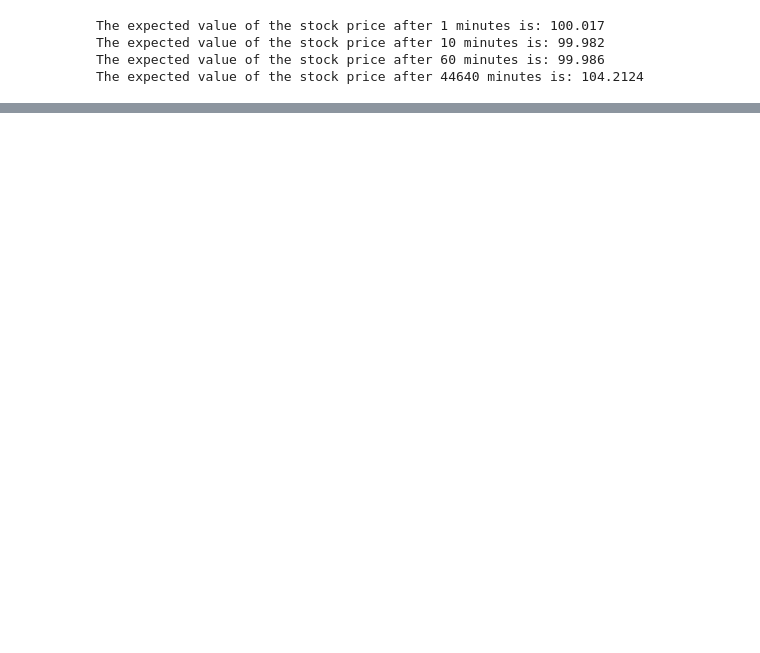
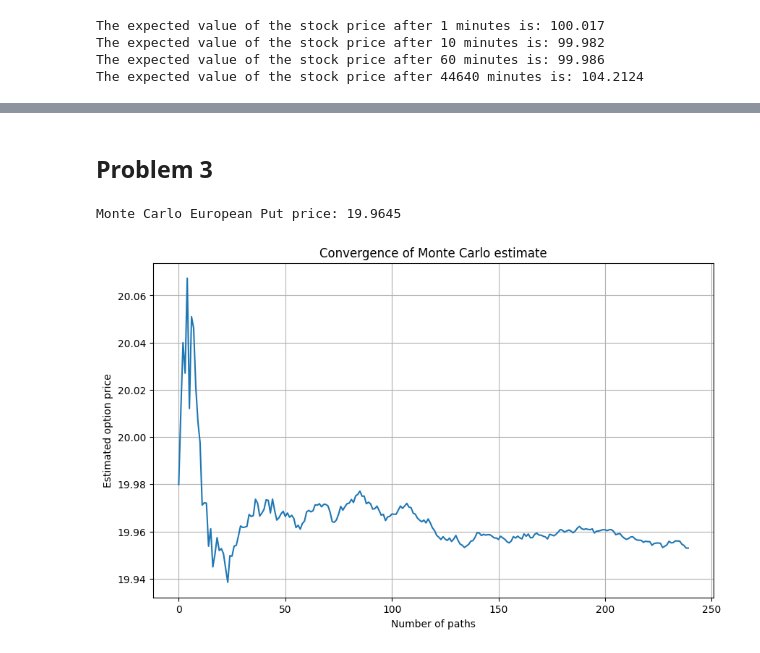
Before and after one commit to yggdrasilyuan/UIUC_code, a Jupyter notebook: jp intern/Case_study.ipynb, the cells around one changed output, grey strips where cells are left out. Cells and saved outputs as stored; diff of their text form; code cells hidden in the pictures; blank space fills up the shorter version.

```diff
--- a/jp intern/Case_study.ipynb
+++ b/jp intern/Case_study.ipynb
@@ -35,0 +129,51 @@ paths[:, -1]
+# %% [markdown]
+## Problem 3
+# %%
+n_simulations = 10000  # the number of simulations to run
+n_minutes = 240
+def monte_carlo_call_price(S, K, T, r, sigma, n_simulations,n_minutes):
+    """
+    Calculates the price of a European call option using Monte Carlo simulations.
+
+    Parameters:
+    S: The current price of the underlying asset.
+    K: The strike price of the option.
+    T: The time to maturity of the option, in years.
+    r: The risk-free interest rate, expressed as a decimal. (For example, 5% is expressed as 0.05.)
+    sigma: The volatility of the underlying asset, expressed as a decimal.
+    n_simulations: The number of simulations to run.
+
+    Returns:
+    The estimated price of the option.
+    """
+    # Generate potential future asset prices
+
+    dT=T/n_minutes
+    Z = np.random.standard_normal(n_simulations)
+    S_T = S * np.exp((r - 0.5 * sigma**2) * dT + sigma * np.sqrt(dT) * Z)
+
+    # Calculate the payoffs for these potential future asset prices
+    payoffs = np.maximum(S_T - K, 0)
+
+    # Calculate and return the discounted expected payoff
+    call_price = np.exp(-r * T) * payoffs
+    prices = [np.mean(call_price[:i+1]) for i in range(n_simulations)]
+    return prices
+
+# Parameters from part (a)
+
+num_simulations = 240
+monte_carlo_prices = monte_carlo_call_price(S, K, r, sigma, T, num_simulations,n_minutes)
+
+print("Monte Carlo European Put price:", np.mean(monte_carlo_prices).round(4))
+
+plt.figure(figsize=(10, 6))
+plt.plot(monte_carlo_prices)
+plt.xlabel('Number of paths')
+plt.ylabel('Estimated option price')
+plt.title('Convergence of Monte Carlo estimate')
+plt.grid(True)
+plt.show()
+# %% [output]
+Monte Carlo European Put price: 19.9645
+[figure, added]
```
Also changed, not shown: parts of 9 cells of this notebook, 11 other files.
